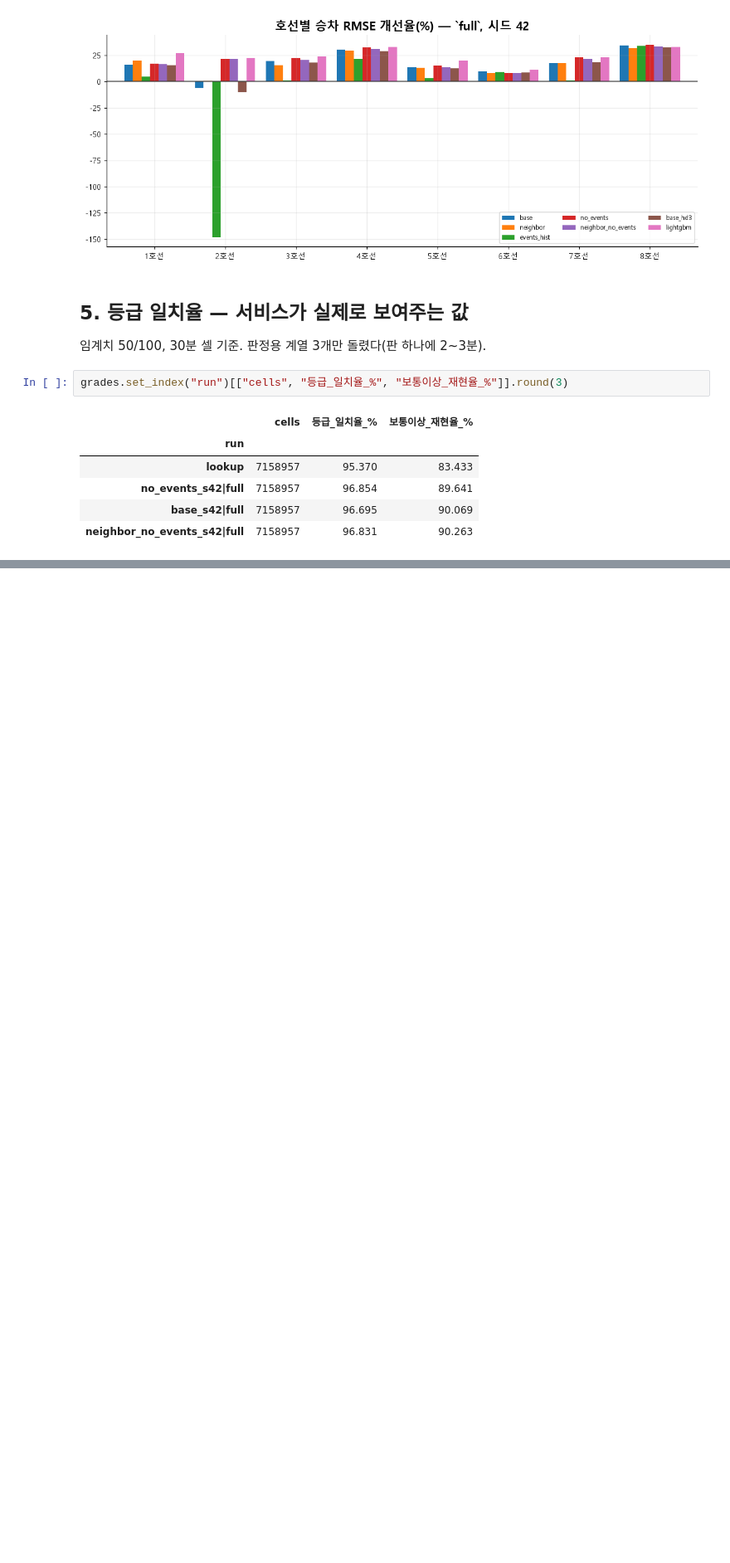
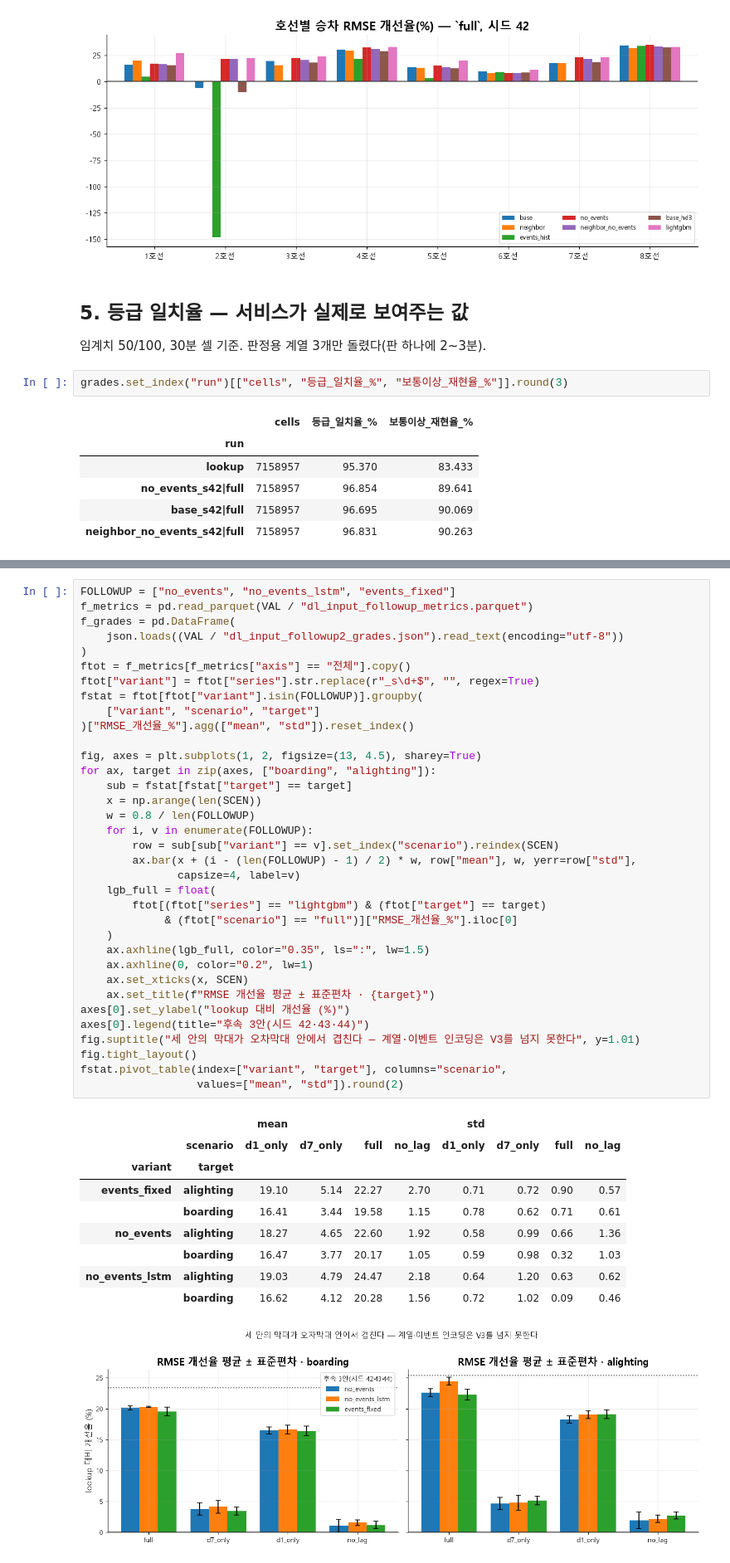
Before and after one commit to Bunsan-Vacance/SUMGIL, a Jupyter notebook: AI/validation/CROWD/dl-input-check/dl_input_check.ipynb, the cells around one changed output, grey strips where cells are left out. Shown at 83% size. Drawn from its saved outputs; the diff is of its cells as text; blank space fills up the shorter version.

```diff
--- a/AI/validation/CROWD/dl-input-check/dl_input_check.ipynb
+++ b/AI/validation/CROWD/dl-input-check/dl_input_check.ipynb
@@ -235,0 +255,46 @@ grades.set_index("run")[["cells", "등급_일치율_%", "보통이상_재현율_
+# %%
+FOLLOWUP = ["no_events", "no_events_lstm", "events_fixed"]
+f_metrics = pd.read_parquet(VAL / "dl_input_followup_metrics.parquet")
+f_grades = pd.DataFrame(
+    json.loads((VAL / "dl_input_followup2_grades.json").read_text(encoding="utf-8"))
+)
+ftot = f_metrics[f_metrics["axis"] == "전체"].copy()
+ftot["variant"] = ftot["series"].str.replace(r"_s\d+$", "", regex=True)
+fstat = ftot[ftot["variant"].isin(FOLLOWUP)].groupby(
+    ["variant", "scenario", "target"]
+)["RMSE_개선율_%"].agg(["mean", "std"]).reset_index()
+
+fig, axes = plt.subplots(1, 2, figsize=(13, 4.5), sharey=True)
+for ax, target in zip(axes, ["boarding", "alighting"]):
+    sub = fstat[fstat["target"] == target]
+    x = np.arange(len(SCEN))
+    w = 0.8 / len(FOLLOWUP)
+    for i, v in enumerate(FOLLOWUP):
+        row = sub[sub["variant"] == v].set_index("scenario").reindex(SCEN)
+        ax.bar(x + (i - (len(FOLLOWUP) - 1) / 2) * w, row["mean"], w, yerr=row["std"],
+               capsize=4, label=v)
+    lgb_full = float(
+        ftot[(ftot["series"] == "lightgbm") & (ftot["target"] == target)
+             & (ftot["scenario"] == "full")]["RMSE_개선율_%"].iloc[0]
+    )
+    ax.axhline(lgb_full, color="0.35", ls=":", lw=1.5)
+    ax.axhline(0, color="0.2", lw=1)
+    ax.set_xticks(x, SCEN)
+    ax.set_title(f"RMSE 개선율 평균 ± 표준편차 · {target}")
+axes[0].set_ylabel("lookup 대비 개선율 (%)")
+axes[0].legend(title="후속 3안(시드 42·43·44)")
+fig.suptitle("세 안의 막대가 오차막대 안에서 겹친다 — 계열·이벤트 인코딩은 V3를 넘지 못한다", y=1.01)
+fig.tight_layout()
+fstat.pivot_table(index=["variant", "target"], columns="scenario",
+                  values=["mean", "std"]).round(2)
+# %% [output]
+|  |  | mean |  |  |  | std |  |  |  |
+|  | scenario | d1_only | d7_only | full | no_lag | d1_only | d7_only | full | no_lag |
+| variant | target |  |  |  |  |  |  |  |  |
+| events_fixed | alighting | 19.10 | 5.14 | 22.27 | 2.70 | 0.71 | 0.72 | 0.90 | 0.57 |
+|  | boarding | 16.41 | 3.44 | 19.58 | 1.15 | 0.78 | 0.62 | 0.71 | 0.61 |
+| no_events | alighting | 18.27 | 4.65 | 22.60 | 1.92 | 0.58 | 0.99 | 0.66 | 1.36 |
+|  | boarding | 16.47 | 3.77 | 20.17 | 1.05 | 0.59 | 0.98 | 0.32 | 1.03 |
+| no_events_lstm | alighting | 19.03 | 4.79 | 24.47 | 2.18 | 0.64 | 1.20 | 0.63 | 0.62 |
+|  | boarding | 16.62 | 4.12 | 20.28 | 1.56 | 0.72 | 1.02 | 0.09 | 0.46 |
+[figure, added]
```
Also changed, not shown: parts of 8 cells of this notebook, 6 other files.
